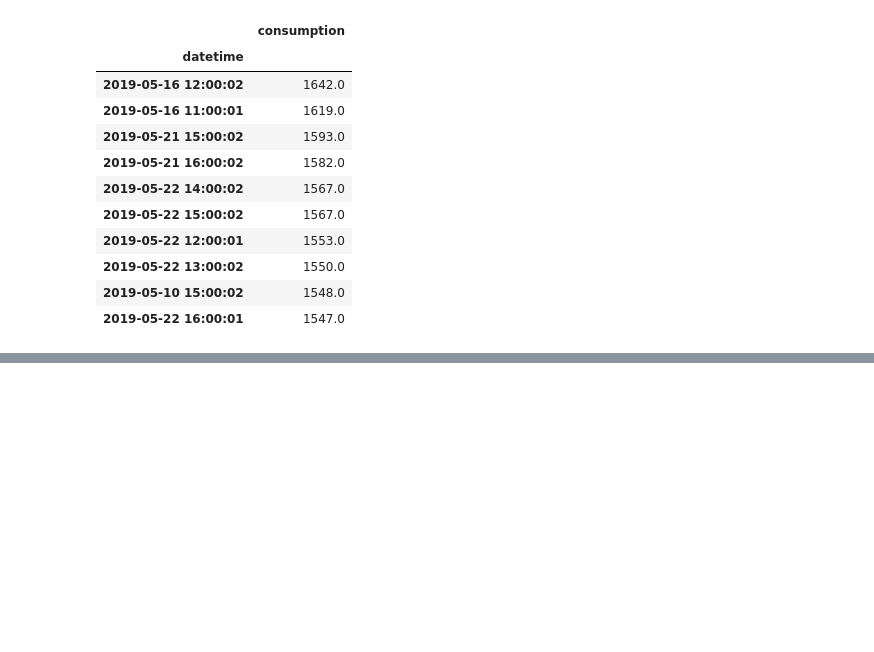
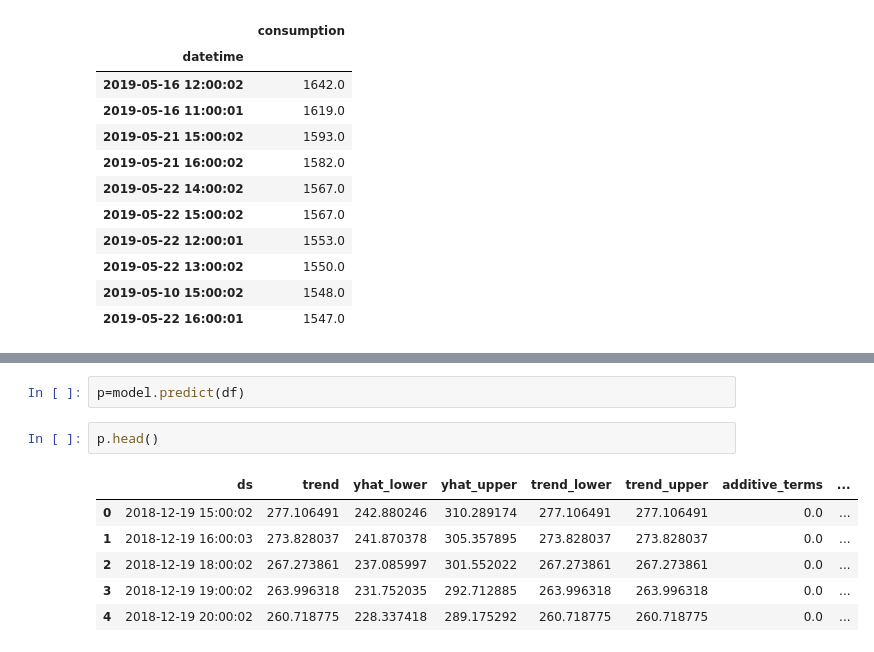
Before and after one commit to KanishAnand/Energy-Prediction-Webapp, a Jupyter notebook: src/model.ipynb, the cells around one changed output, grey strips where cells are left out. Drawn from its saved outputs; the diff is of its cells as text; blank space fills up the shorter version.

```diff
--- a/src/model.ipynb
+++ b/src/model.ipynb
@@ -62,0 +81,11 @@ df.nlargest(10,'consumption')
+# %%
+p=model.predict(df)
+# %%
+p.head()
+# %% [output]
+|  | ds | trend | yhat_lower | yhat_upper | trend_lower | trend_upper | additive_terms | ... |
+| 0 | 2018-12-19 15:00:02 | 277.106491 | 242.880246 | 310.289174 | 277.106491 | 277.106491 | 0.0 | ... |
+| 1 | 2018-12-19 16:00:03 | 273.828037 | 241.870378 | 305.357895 | 273.828037 | 273.828037 | 0.0 | ... |
+| 2 | 2018-12-19 18:00:02 | 267.273861 | 237.085997 | 301.552022 | 267.273861 | 267.273861 | 0.0 | ... |
+| 3 | 2018-12-19 19:00:02 | 263.996318 | 231.752035 | 292.712885 | 263.996318 | 263.996318 | 0.0 | ... |
+| 4 | 2018-12-19 20:00:02 | 260.718775 | 228.337418 | 289.175292 | 260.718775 | 260.718775 | 0.0 | ... |
```
Also changed, not shown: parts of 8 cells of this notebook, 1 other file.
